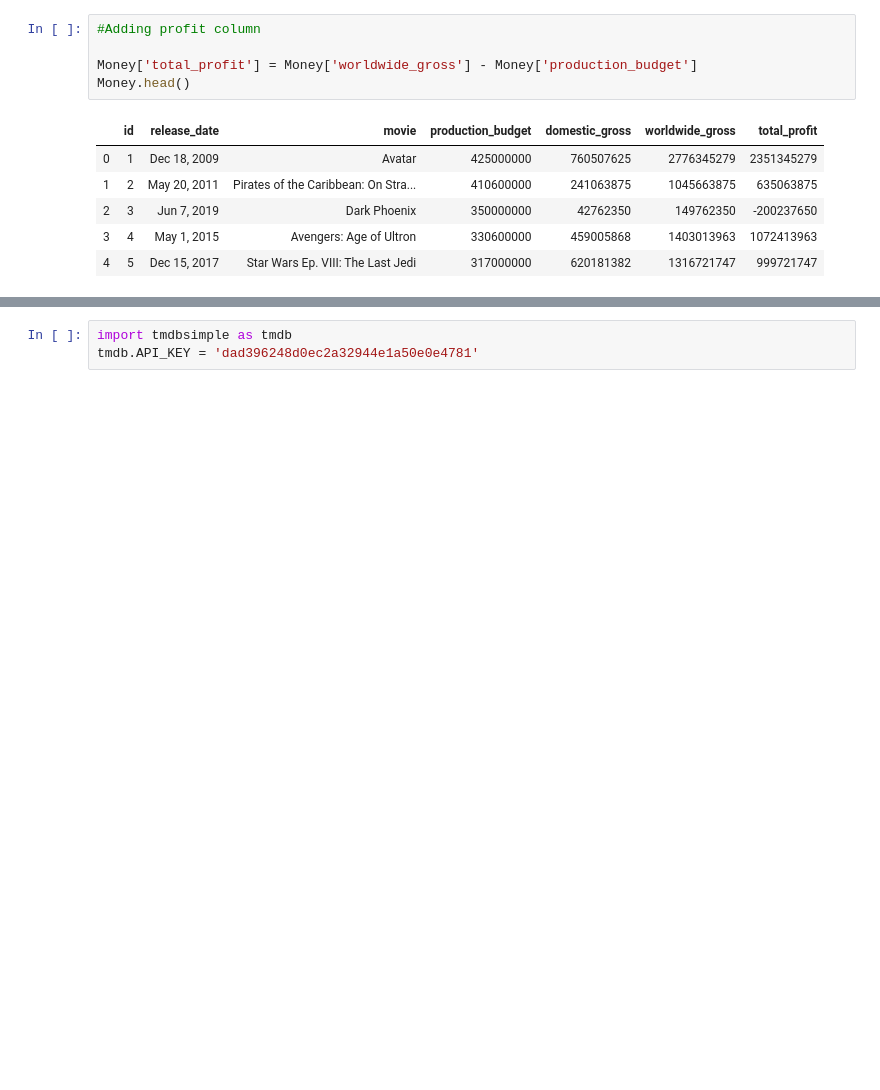
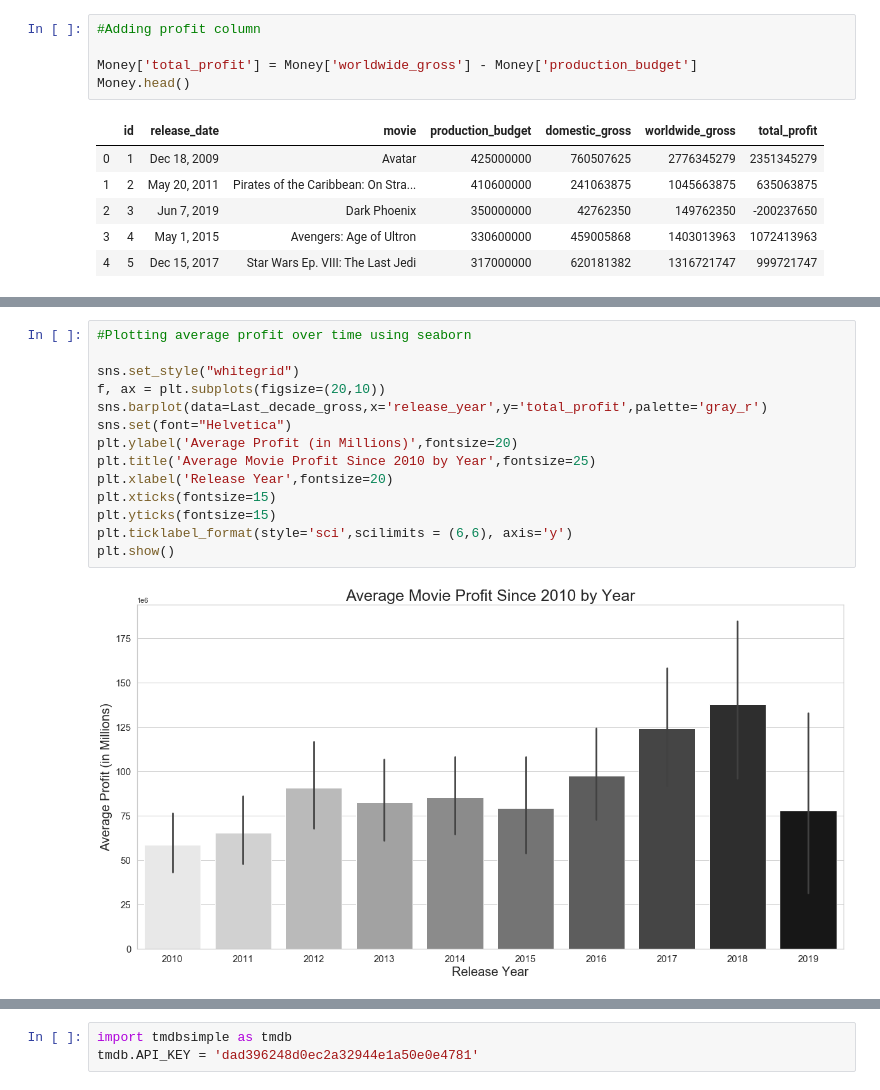
Before and after one commit to miriamsemmar/dsc-mod-1-project-v2-1-onl01-dtsc-pt-041320, a Jupyter notebook: student.ipynb, the cells around one changed output, grey strips where cells are left out. Saved outputs shown, nothing was run; the diff lists cells and outputs as text; blank space fills up the shorter version.

```diff
--- a/student.ipynb
+++ b/student.ipynb
@@ -403,0 +326,16 @@ movie.info()
+# %%
+#Plotting average profit over time using seaborn
+
+sns.set_style("whitegrid")
+f, ax = plt.subplots(figsize=(20,10))
+sns.barplot(data=Last_decade_gross,x='release_year',y='total_profit',palette='gray_r')
+sns.set(font="Helvetica")
+plt.ylabel('Average Profit (in Millions)',fontsize=20)
+plt.title('Average Movie Profit Since 2010 by Year',fontsize=25)
+plt.xlabel('Release Year',fontsize=20)
+plt.xticks(fontsize=15)
+plt.yticks(fontsize=15)
+plt.ticklabel_format(style='sci',scilimits = (6,6), axis='y')
+plt.show()
+# %% [output]
+[figure, added]
```
Also changed, not shown: parts of 218 cells of this notebook, 18 other files.
